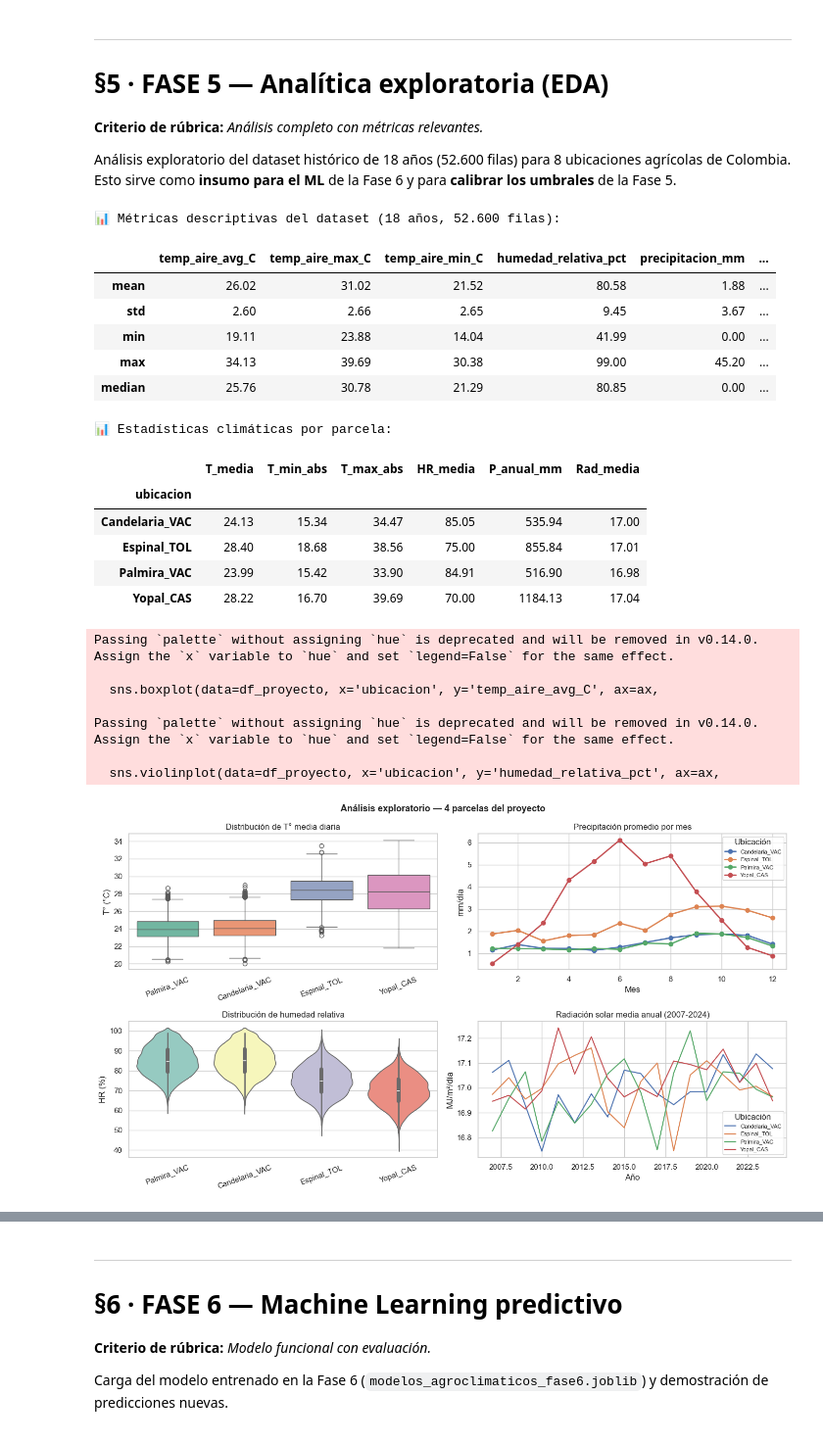
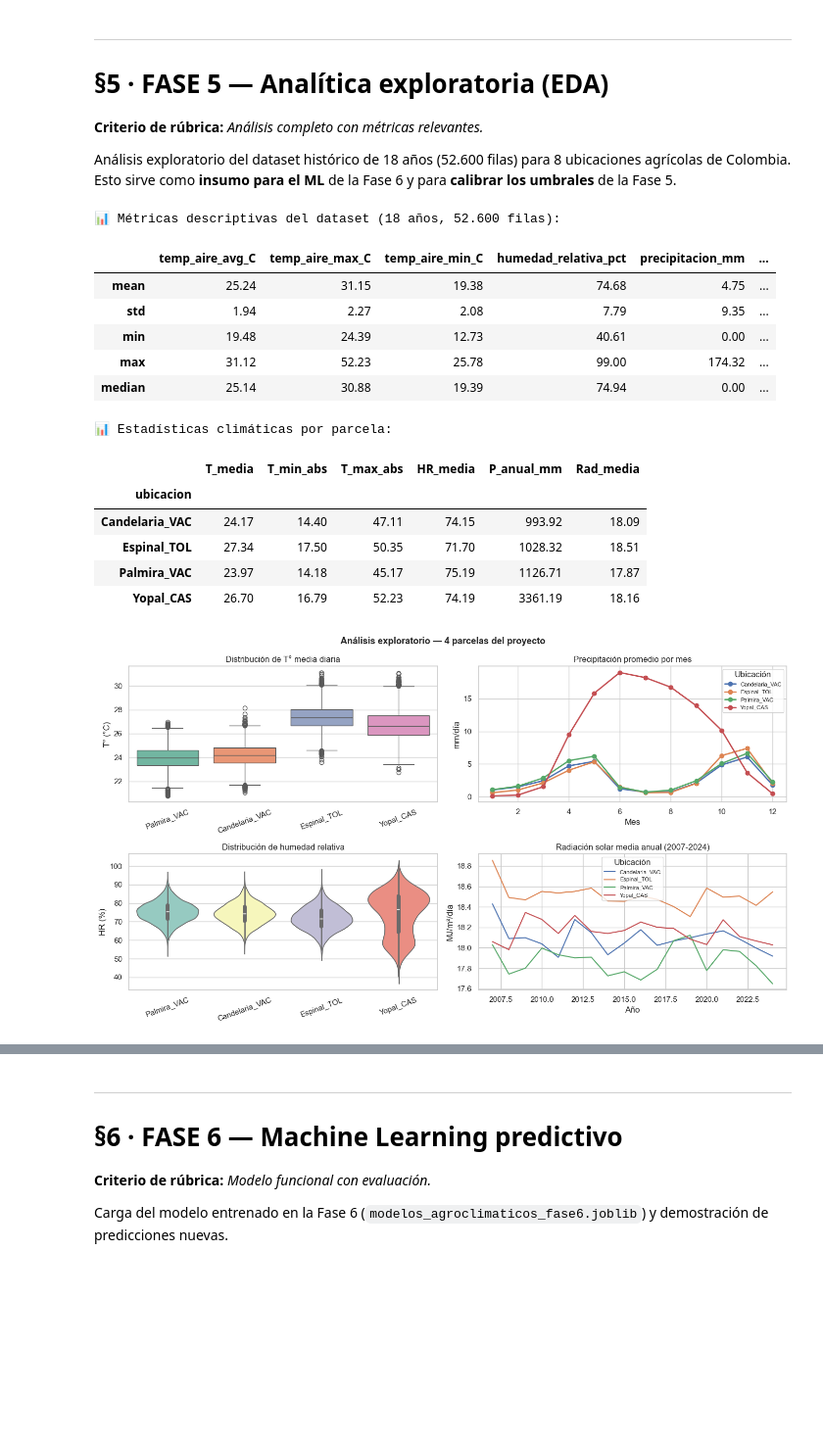
Before and after one commit to sjrengifo/ProyectoSISCOM, a Jupyter notebook: Proyecto_Consolidado.ipynb, the cells around one changed output, grey strips where cells are left out. Shown at 98% size. Saved outputs shown, nothing was run; the diff lists cells and outputs as text; code cells hidden in the pictures; blank space fills up the shorter version.

```diff
--- a/Proyecto_Consolidado.ipynb
+++ b/Proyecto_Consolidado.ipynb
@@ -258,8 +255,19 @@ agricultura/<cultivo>/<parcela>/<variable>
 import pandas as pd
 import numpy as np
 
-CSV_PATH = BASE_DIR / 'Fase6' / 'dataset_agroclimatico_colombia.csv'
+CSV_PATH = BASE_DIR / 'Fase2' / 'dataset_agroclimatico_colombia.csv'
 df = pd.read_csv(CSV_PATH, parse_dates=['fecha'])
+
+# Renombrar columnas NASA POWER a nombres descriptivos usados en el proyecto
+df = df.rename(columns={
+    'T2M':               'temp_aire_avg_C',
+    'T2M_MAX':           'temp_aire_max_C',
+    'T2M_MIN':           'temp_aire_min_C',
+    'RH2M':              'humedad_relativa_pct',
+    'PRECTOTCORR':       'precipitacion_mm',
+    'ALLSKY_SFC_SW_DWN': 'radiacion_solar_MJm2',
+    'WS2M':              'velocidad_viento_ms',
+})
 print(f'Dataset cargado: {len(df):,} filas × {df.shape[1]} columnas')
 print(f'Periodo        : {df["fecha"].min().date()} → {df["fecha"].max().date()}')
 print(f'Archivo        : {CSV_PATH}')
@@ -1069,11 +1079,11 @@ stats
 # %% [output]
 📊 Métricas descriptivas del dataset (18 años, 52.600 filas):
 |  | temp_aire_avg_C | temp_aire_max_C | temp_aire_min_C | humedad_relativa_pct | precipitacion_mm | ... |
-| mean | 26.02 | 31.02 | 21.52 | 80.58 | 1.88 | ... |
-| std | 2.60 | 2.66 | 2.65 | 9.45 | 3.67 | ... |
-| min | 19.11 | 23.88 | 14.04 | 41.99 | 0.00 | ... |
-| max | 34.13 | 39.69 | 30.38 | 99.00 | 45.20 | ... |
-| median | 25.76 | 30.78 | 21.29 | 80.85 | 0.00 | ... |
+| mean | 25.24 | 31.15 | 19.38 | 74.68 | 4.75 | ... |
+| std | 1.94 | 2.27 | 2.08 | 7.79 | 9.35 | ... |
+| min | 19.48 | 24.39 | 12.73 | 40.61 | 0.00 | ... |
+| max | 31.12 | 52.23 | 25.78 | 99.00 | 174.32 | ... |
+| median | 25.14 | 30.88 | 19.39 | 74.94 | 0.00 | ... |
 # %%
 # Análisis por parcela del proyecto
 print('📊 Estadísticas climáticas por parcela:\n')
@@ -1091,10 +1101,10 @@ por_parcela
 📊 Estadísticas climáticas por parcela:
 |  | T_media | T_min_abs | T_max_abs | HR_media | P_anual_mm | Rad_media |
 | ubicacion |  |  |  |  |  |  |
-| Candelaria_VAC | 24.13 | 15.34 | 34.47 | 85.05 | 535.94 | 17.00 |
-| Espinal_TOL | 28.40 | 18.68 | 38.56 | 75.00 | 855.84 | 17.01 |
-| Palmira_VAC | 23.99 | 15.42 | 33.90 | 84.91 | 516.90 | 16.98 |
-| Yopal_CAS | 28.22 | 16.70 | 39.69 | 70.00 | 1184.13 | 17.04 |
+| Candelaria_VAC | 24.17 | 14.40 | 47.11 | 74.15 | 993.92 | 18.09 |
+| Espinal_TOL | 27.34 | 17.50 | 50.35 | 71.70 | 1028.32 | 18.51 |
+| Palmira_VAC | 23.97 | 14.18 | 45.17 | 75.19 | 1126.71 | 17.87 |
+| Yopal_CAS | 26.70 | 16.79 | 52.23 | 74.19 | 3361.19 | 18.16 |
 # %%
 # Visualización: distribución de temperatura por ubicación del proyecto
 fig, axes = plt.subplots(2, 2, figsize=(14, 8))
@@ -1105,48 +1115,41 @@ df_proyecto = df[df['ubicacion'].isin(ubicaciones)].copy()
 # 1. Distribución de T° media por ubicación
 ax = axes[0, 0]
 sns.boxplot(data=df_proyecto, x='ubicacion', y='temp_aire_avg_C', ax=ax,
-             palette='Set2')
+             hue='ubicacion', palette='Set2', legend=False)
 ax.set_title('Distribución de T° media diaria')
 ax.set_xlabel(''); ax.set_ylabel('T° (°C)')
 ax.tick_params(axis='x', rotation=20)
 
 # 2. Precipitación mensual promedio
 ax = axes[0, 1]
 df_proyecto['mes'] = df_proyecto['fecha'].dt.month
 precip_mensual = df_proyecto.groupby(['mes', 'ubicacion'])['precipitacion_mm'].mean().unstack()
 precip_mensual.plot(ax=ax, marker='o', linewidth=2)
 ax.set_title('Precipitación promedio por mes')
 ax.set_xlabel('Mes'); ax.set_ylabel('mm/día')
 ax.legend(title='Ubicación', fontsize=8)
 
 # 3. Humedad relativa
 ax = axes[1, 0]
 sns.violinplot(data=df_proyecto, x='ubicacion', y='humedad_relativa_pct', ax=ax,
-                palette='Set3')
+                hue='ubicacion', palette='Set3', legend=False)
 ax.set_title('Distribución de humedad relativa')
 ax.set_xlabel(''); ax.set_ylabel('HR (%)')
 ax.tick_params(axis='x', rotation=20)
 
 # 4. Radiación solar promedio anual
 ax = axes[1, 1]
 df_proyecto['anio'] = df_proyecto['fecha'].dt.year
 rad_anual = df_proyecto.groupby(['anio', 'ubicacion'])['radiacion_solar_MJm2'].mean().unstack()
 rad_anual.plot(ax=ax, linewidth=1.5)
 ax.set_title('Radiación solar media anual (2007-2024)')
 ax.set_xlabel('Año'); ax.set_ylabel('MJ/m²/día')
 ax.legend(title='Ubicación', fontsize=8)
 
 plt.tight_layout()
 plt.show()
 # %% [output]
-Passing `palette` without assigning `hue` is deprecated and will be removed in v0.14.0. Assign the `x` variable to `hue` and set `legend=False` for the same effect.
-
-  sns.boxplot(data=df_proyecto, x='ubicacion', y='temp_aire_avg_C', ax=ax,
-
-Passing `palette` without assigning `hue` is deprecated and will be removed in v0.14.0. Assign the `x` variable to `hue` and set `legend=False` for the same effect.
-
-  sns.violinplot(data=df_proyecto, x='ubicacion', y='humedad_relativa_pct', ax=ax,
-[figure, old version]
+[figure, new version]
 # %%
 # Métricas relevantes para validar los umbrales de la Fase 5
 print('🎯 Validación de umbrales — frecuencia esperada de alertas:\n')
```
Also changed, not shown: parts of 22 cells of this notebook, 5 other files.
